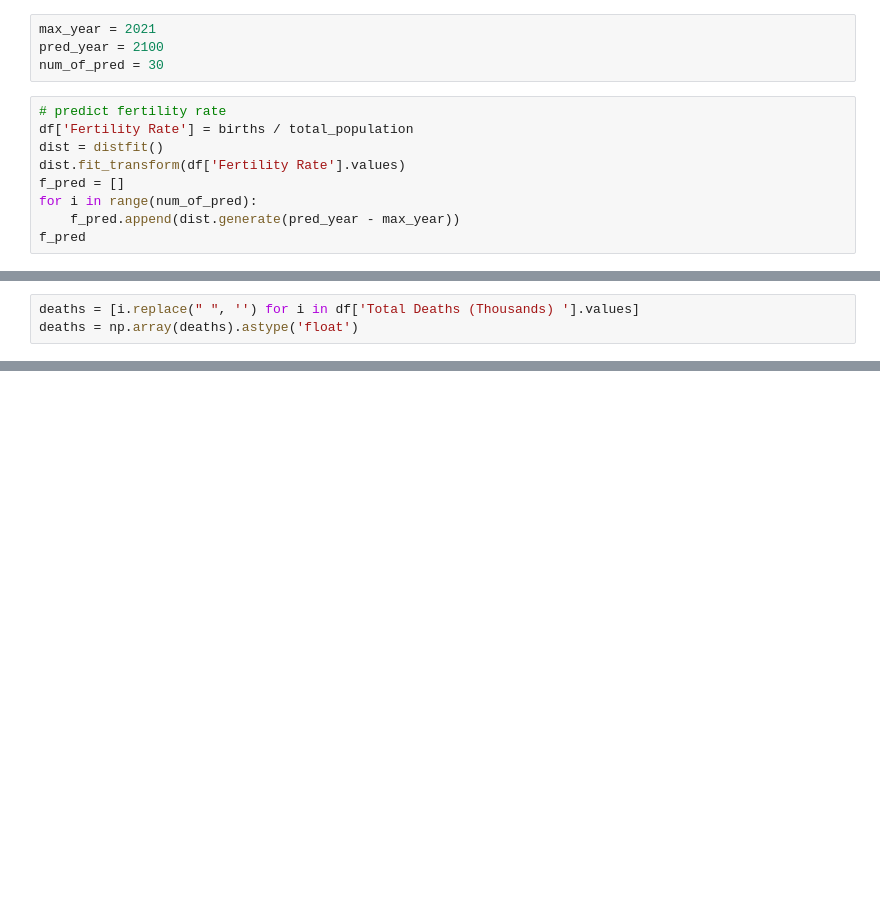
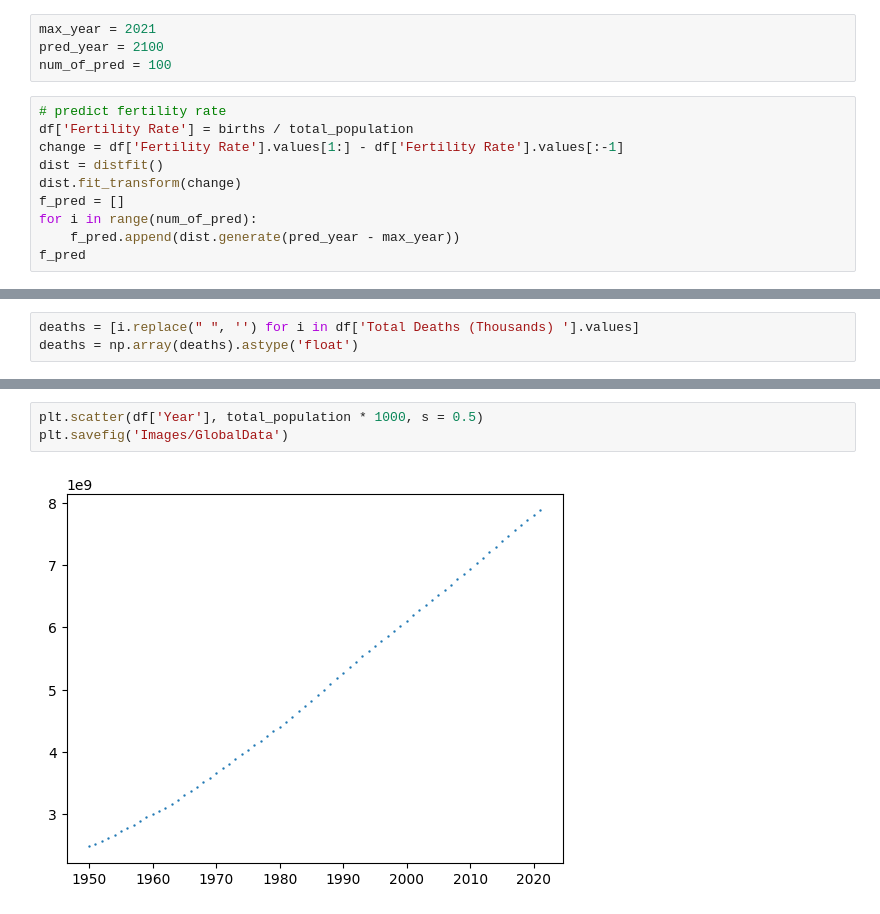
Before and after one commit to Voluptatemn/Population2023, a Jupyter notebook: Analysis.ipynb, the cells around one changed output, grey strips where cells are left out. Cells and saved outputs as stored; diff of their text form; blank space fills up the shorter version.

```diff
--- a/Analysis.ipynb
+++ b/Analysis.ipynb
@@ -785,12 +785,13 @@ total_population = np.array(total_population).astype('float')
 # %%
 max_year = 2021
 pred_year = 2100
-num_of_pred = 30
+num_of_pred = 100
 # %%
 # predict fertility rate
 df['Fertility Rate'] = births / total_population
+change = df['Fertility Rate'].values[1:] - df['Fertility Rate'].values[:-1]
 dist = distfit()
-dist.fit_transform(df['Fertility Rate'].values)
+dist.fit_transform(change)
 f_pred = []
 for i in range(num_of_pred):
     f_pred.append(dist.generate(pred_year - max_year))
@@ -878,0 +897,5 @@ d_pred
+# %%
+plt.scatter(df['Year'], total_population * 1000, s = 0.5)
+plt.savefig('Images/GlobalData')
+# %% [output]
+[figure, added]
```
Also changed, not shown: parts of 4 cells of this notebook, 1 other file.
